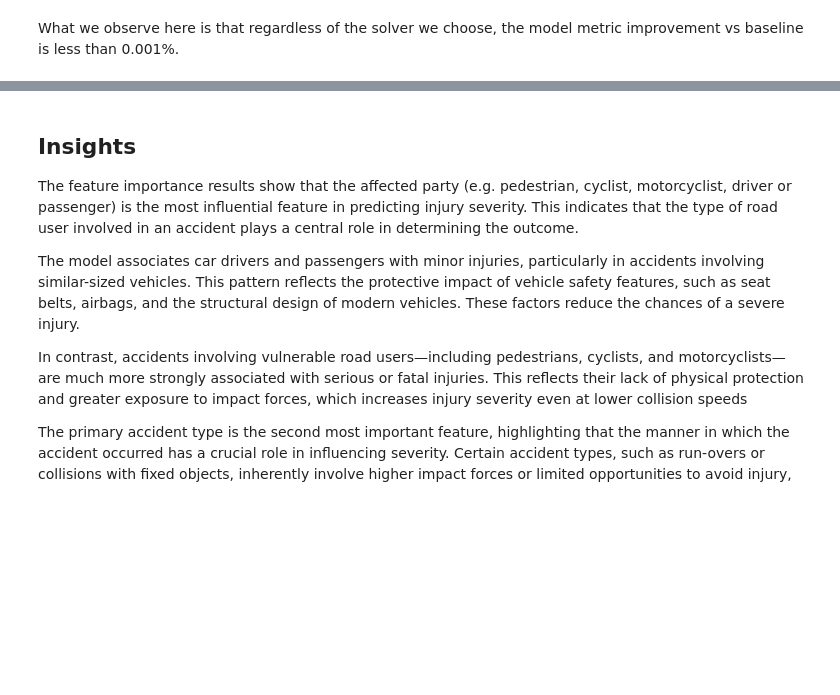
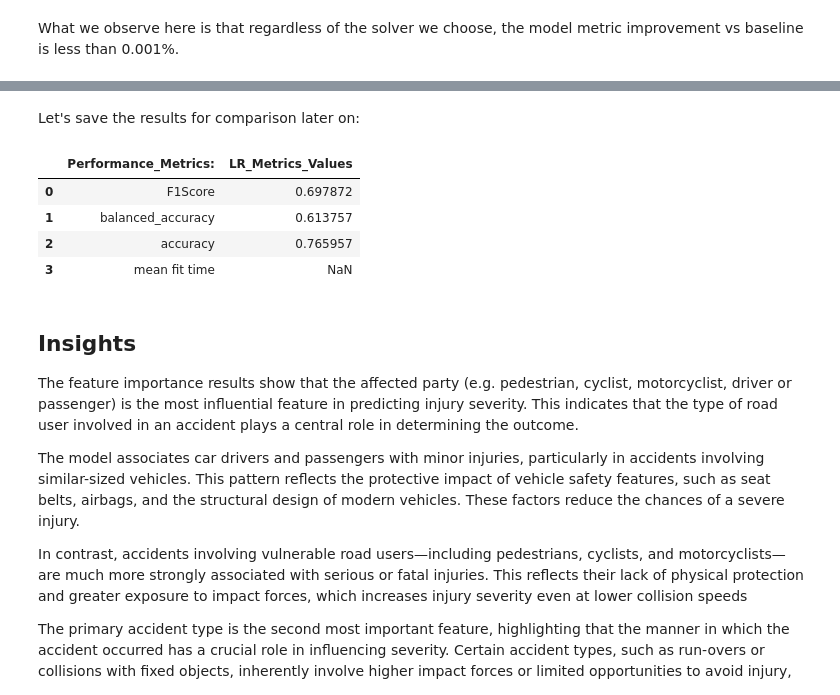
Before and after one commit to mattcg/msc-ai-dylan-group-1, a Jupyter notebook: 3a_LR_MCG.ipynb, the cells around one changed output, grey strips where cells are left out. Drawn from its saved outputs; the diff is of its cells as text; code cells hidden in the pictures; blank space fills up the shorter version.

```diff
--- a/3a_LR_MCG.ipynb
+++ b/3a_LR_MCG.ipynb
@@ -497,3 +533,32 @@ What we observe here is that regardless of the solver we choose, the model metri
+# %% [markdown]
+Let's save the results for comparison later on:
+# %%
+dfresults_labels = pd.Series(['F1Score', 'balanced_accuracy', 'accuracy', 'mean fit time'], name='Performance_Metrics:')
+dfresults_values = pd.Series([f1_scores_test, bal_accuracy_test, accuracy_test],name = 'LR_Metrics_Values')
+df_results = pd.concat([dfresults_labels, dfresults_values], axis =1)
+display(df_results)
+
+df_results.to_csv("results/LR_performance_metrics.csv", index=False)
+
+# LR Y test values
+y_test.to_csv("results/LR_Ytest.csv", index=False)
+
+# LR Y predicted values
+df_y_pred = pd.DataFrame(y_pred)
+df_y_pred.to_csv("results/LR_Ypred.csv", index=False)
+
+#Y prediction probabilities for the curve analysis
+df_y_pred_score = pd.DataFrame(y_pred_score)
+df_y_pred_score.to_csv("results/LR_Y_pred_score.csv", index=False)
+
+#feature importance
+feature_imp_df.to_csv("results/LR_Importance.csv", index=False)
+# %% [output]
+|  | Performance_Metrics: | LR_Metrics_Values |
+| 0 | F1Score | 0.697872 |
+| 1 | balanced_accuracy | 0.613757 |
+| 2 | accuracy | 0.765957 |
+| 3 | mean fit time | NaN |
 # %% [markdown]
 ## Insights
 
```
Also changed, not shown: parts of 5 cells of this notebook, 5 other files.
